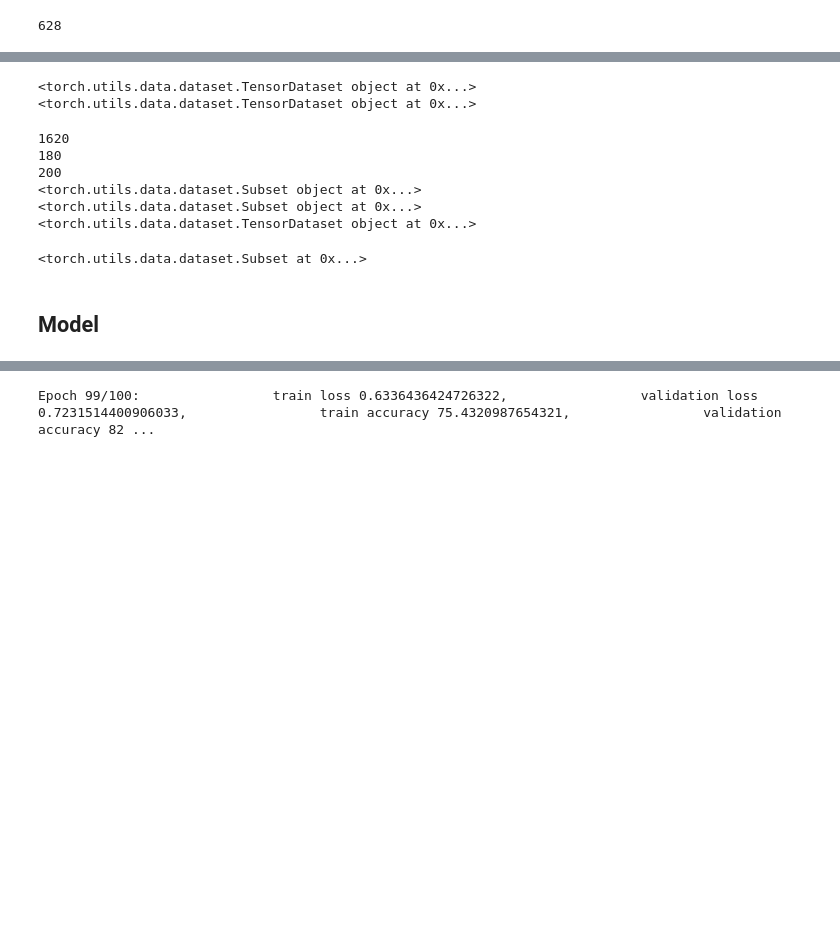
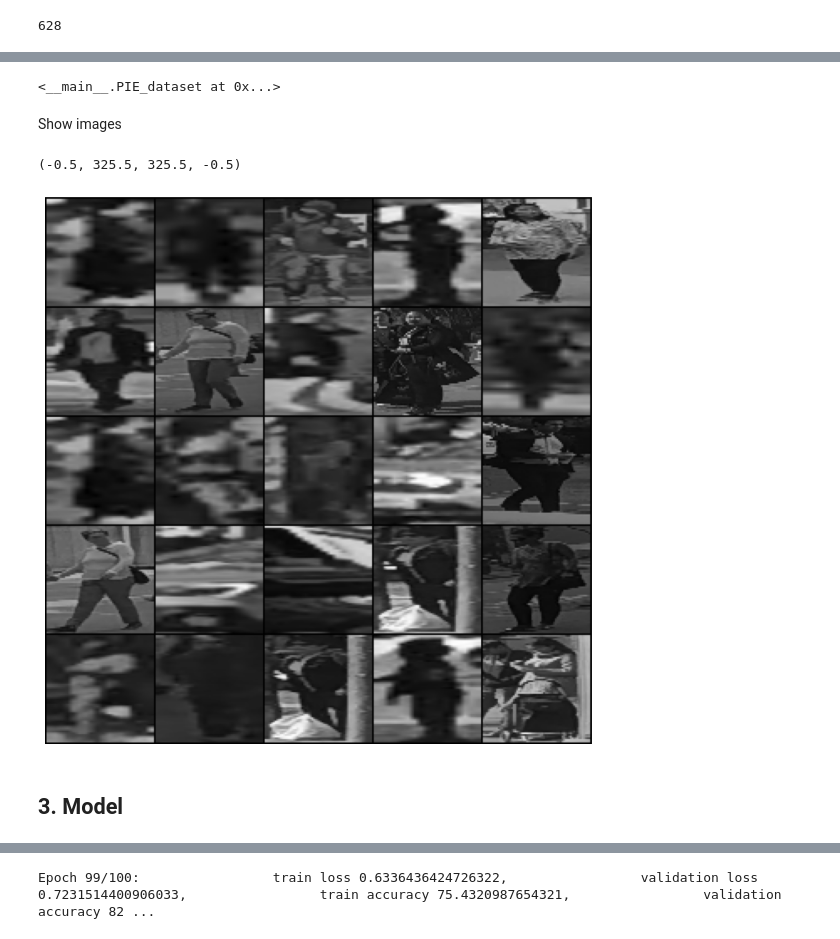
Before and after one commit to Matovic/pedestrian-classification, a Jupyter notebook: src/CNN_best_parameters.ipynb, the cells around one changed output, grey strips where cells are left out. Saved outputs shown, nothing was run; the diff lists cells and outputs as text; code cells hidden in the pictures; blank space fills up the shorter version.

Commit message:
Add model & training & update data preprocessing

```diff
--- a/src/CNN_best_parameters.ipynb
+++ b/src/CNN_best_parameters.ipynb
@@ -160,14 +129,15 @@ class PIE_dataset(Dataset):
         # convert image to torch tensor
         img_tensor = transforms.ToTensor()(img)
         # Transform to normalize the image with mean and std of the ImageNet dataset
-        transform = transforms.Normalize(mean=(0.485,), std=(0.229,))
+        transform = transforms.Normalize(mean=(0.5,), std=(0.5,))
         normalized_img_tensor = transform(img_tensor)
         # convert the normalized tensor to PIL image
         # normalized_img = transforms.ToPILImage()(normalized_img_tensor)
         # normalized_img.show()
 
-        # pedestrian index is varying from index 40 to 41
-        ped_index = img_path.index('_', 40)
+        #print(index, img_path[40:], img_path)
+        # pedestrian index is varying from index 38 to 41
+        ped_index = img_path.index('_', 38)
 
         set_name = img_path[16:21]
         video_name = img_path[22:32]
@@ -181,11 +151,16 @@ class PIE_dataset(Dataset):
             (train_dataset.all_annotations.ped == ped_name)
         ]
 
+        label_action = torch.tensor(self.label_action[label.index[0]], dtype=torch.long)
+        label_gesture = torch.tensor(self.label_gesture[label.index[0]], dtype=torch.long)
+        label_look = torch.tensor(self.label_look[label.index[0]], dtype=torch.long)
+        label_cross = torch.tensor(self.label_cross[label.index[0]], dtype=torch.long)
+
         return {'data': normalized_img_tensor,
-                'label_action': self.label_action[label.index[0]],
-                'label_gesture': self.label_gesture[label.index[0]],
-                'label_look': self.label_look[label.index[0]],
-                'label_cross': self.label_cross[label.index[0]],
+                'label_action': label_action,
+                'label_gesture': label_gesture,
+                'label_look': label_look,
+                'label_cross': label_cross,
                 'img_idx': index}
 # %%
 train_dataset = PIE_dataset('train', pie)
@@ -353,34 +227,32 @@ test_ds
-# %%
-batch_size = best_config['batch_size']
-tf_train, tf_val = split_train_val(train_ds)
-
-print(tf_train.dataset)
-print(tf_val.dataset)
-# %% [output]
-<torch.utils.data.dataset.TensorDataset object at 0x...>
-<torch.utils.data.dataset.TensorDataset object at 0x...>
-# %%
-train_dl = DataLoader(tf_train, batch_size=batch_size, shuffle=True, num_workers=0)
-val_dl = DataLoader(tf_val, batch_size=batch_size, shuffle=False, num_workers=0)
-test_dl = DataLoader(test_ds, batch_size=batch_size, shuffle=False, num_workers=0) #.astype('float32')
-
-print(len(train_dl.dataset))
-print(len(val_dl.dataset))
-print(len(test_dl.dataset))
-
-print(train_dl.dataset)
-print(val_dl.dataset)
-print(test_dl.dataset)
-# %% [output]
-1620
-180
-200
-<torch.utils.data.dataset.Subset object at 0x...>
-<torch.utils.data.dataset.Subset object at 0x...>
-<torch.utils.data.dataset.TensorDataset object at 0x...>
+# %%
+train_dataloader = DataLoader(train_dataset, batch_size=64, shuffle=True) #, num_workers=4)
+test_dataloader = DataLoader(test_dataset, batch_size=50, shuffle=False) #, num_workers=4)
+val_dataloader = DataLoader(val_dataset, batch_size=50, shuffle=True) #, num_workers=4)
 # %%
-train_dl.dataset
+train_dataloader.dataset
 # %% [output]
-<torch.utils.data.dataset.Subset at 0x...>
+<__main__.PIE_dataset at 0x...>
+# %% [markdown]
+Show images
+# %%
+f = plt.figure(figsize=(10,6)) #plotting
+f.set_size_inches(18.5, 10.5)
+f.set_dpi(100)
+
+#Plotting 25 images from the 1st batch
+dataiter = iter(train_dataloader)
+sample = next(dataiter)
+
+images, y_batch_action, y_batch_gesture, \
+            y_batch_look, y_batch_cross, idx = sample['data'], sample['label_action'], \
+                sample['label_gesture'], sample['label_look'], sample['label_cross'], \
+                    sample['img_idx']
+
+plt.imshow(np.transpose(torchvision.utils.make_grid(
+  images[:25], normalize=True, padding=1, nrow=5).numpy(), (1, 2, 0)))
+plt.axis('off')
+# %% [output]
+(-0.5, 325.5, 325.5, -0.5)
+[figure, added]
 # %% [markdown]
-## Model
+## 3. Model
```
Also changed, not shown: parts of 19 cells of this notebook.
